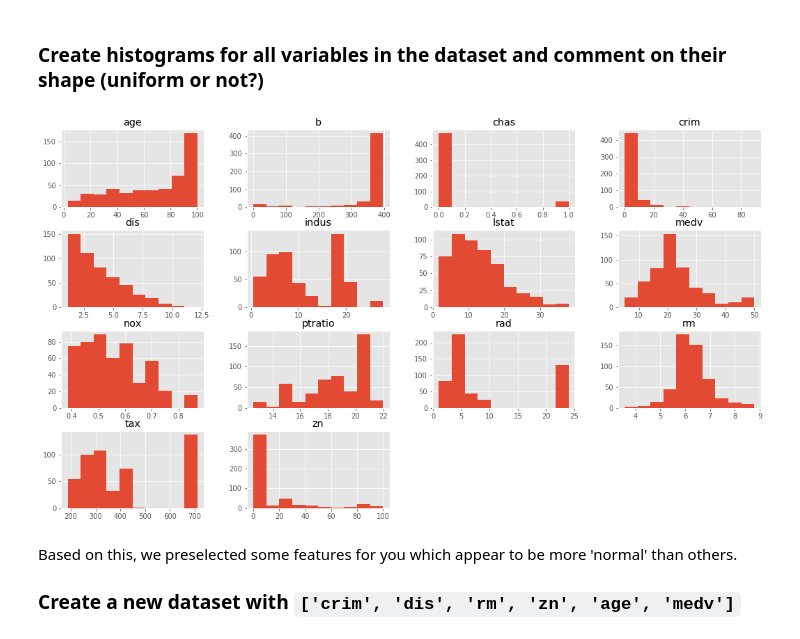
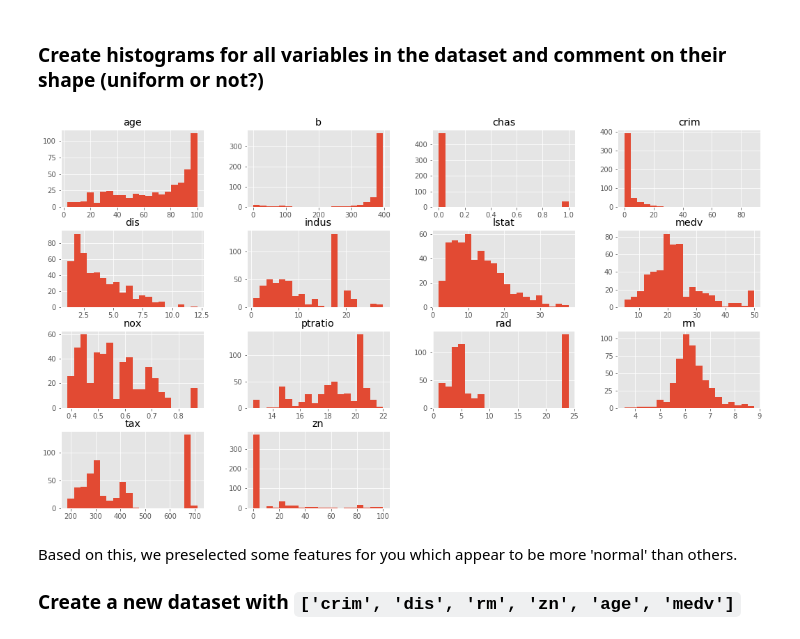
Before and after one commit to williammcmillan/dsc-regression-boston-lab-houston-ds-060319, a Jupyter notebook: index.ipynb, the cells around one changed output. Saved outputs shown, nothing was run; the diff lists cells and outputs as text; code cells hidden in the pictures.

```diff
--- a/index.ipynb
+++ b/index.ipynb
@@ -43,10 +43,10 @@ boston.head()
 ### Create histograms for all variables in the dataset and comment on their shape (uniform or not?)
 # %%
 # Your code here
-boston.hist(figsize=(18,10) )
+boston.hist(bins=20, figsize=(18,10) )
 plt.show()
 # %% [output]
-[figure, old version]
+[figure, new version]
 # %%
 # You observations here
 # %% [markdown]
```
